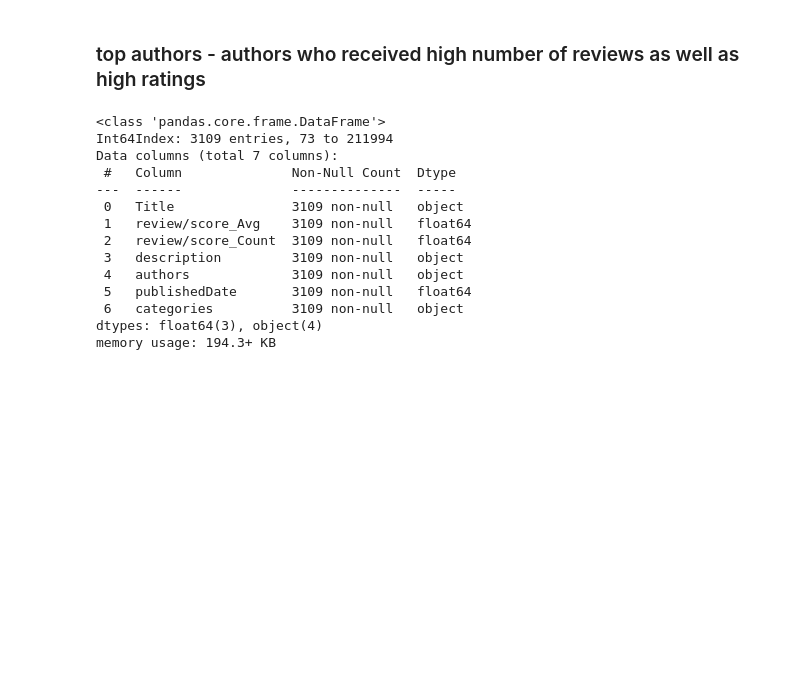
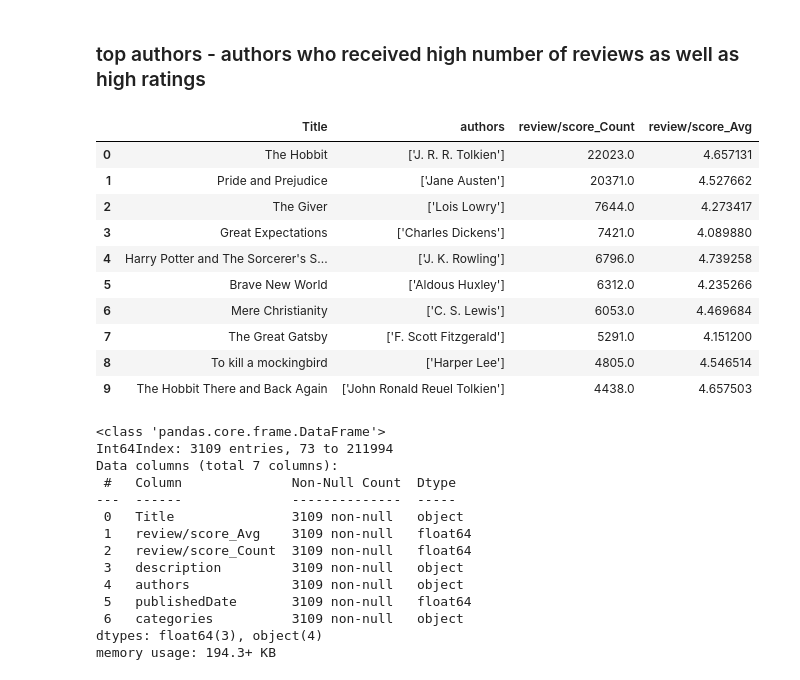
Before and after one commit to meskeremg/FinalCapstone, a Jupyter notebook: Step 2 NLP Book Recommendation - Exploratory Data Analysis - Meskerem Goshime.ipynb, the cells around one changed output. Saved outputs shown, nothing was run; the diff lists cells and outputs as text; code cells hidden in the pictures; blank space fills up the shorter version.

```diff
--- a/Step 2 NLP Book Recommendation - Exploratory Data Analysis - Meskerem Goshime.ipynb
+++ b/Step 2 NLP Book Recommendation - Exploratory Data Analysis - Meskerem Goshime.ipynb
@@ -168,7 +168,20 @@ Name: review/score_Avg, dtype: float64
 # %% [markdown]
 ### top authors - authors who received high number of reviews as well as high ratings
 # %%
-# top authors - authors who received high number of reviews as well as high ratings
+# books with the highest number of reviews
 
-books_100_reviews = books[books['review/score_Count'] > 100]
+books_highest_num_rating = books.sort_values(by='review/score_Count', ascending=False).head(10)
+books_highest_num_rating[['Title', 'authors', 'review/score_Count', 'review/score_Avg']].reset_index(drop=True)
+# %% [output]
+|  | Title | authors | review/score_Count | review/score_Avg |
+| 0 | The Hobbit | ['J. R. R. Tolkien'] | 22023.0 | 4.657131 |
+| 1 | Pride and Prejudice | ['Jane Austen'] | 20371.0 | 4.527662 |
+| 2 | The Giver | ['Lois Lowry'] | 7644.0 | 4.273417 |
+| 3 | Great Expectations | ['Charles Dickens'] | 7421.0 | 4.089880 |
+| 4 | Harry Potter and The Sorcerer's S... | ['J. K. Rowling'] | 6796.0 | 4.739258 |
+| 5 | Brave New World | ['Aldous Huxley'] | 6312.0 | 4.235266 |
+| 6 | Mere Christianity | ['C. S. Lewis'] | 6053.0 | 4.469684 |
+| 7 | The Great Gatsby | ['F. Scott Fitzgerald'] | 5291.0 | 4.151200 |
+| 8 | To kill a mockingbird | ['Harper Lee'] | 4805.0 | 4.546514 |
+| 9 | The Hobbit There and Back Again | ['John Ronald Reuel Tolkien'] | 4438.0 | 4.657503 |
 # %%
```
Also changed, not shown: parts of 10 cells of this notebook, 1 other file.
